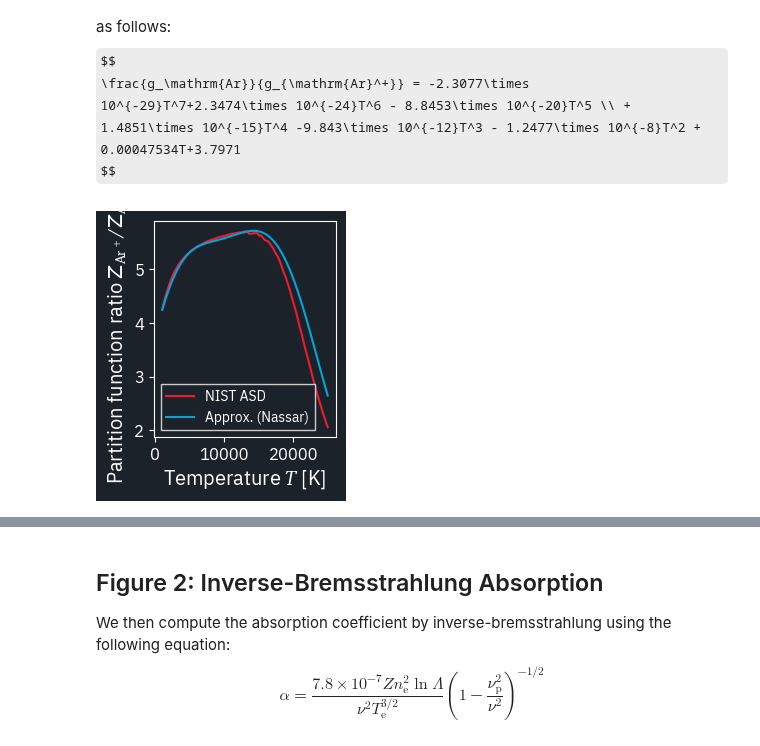
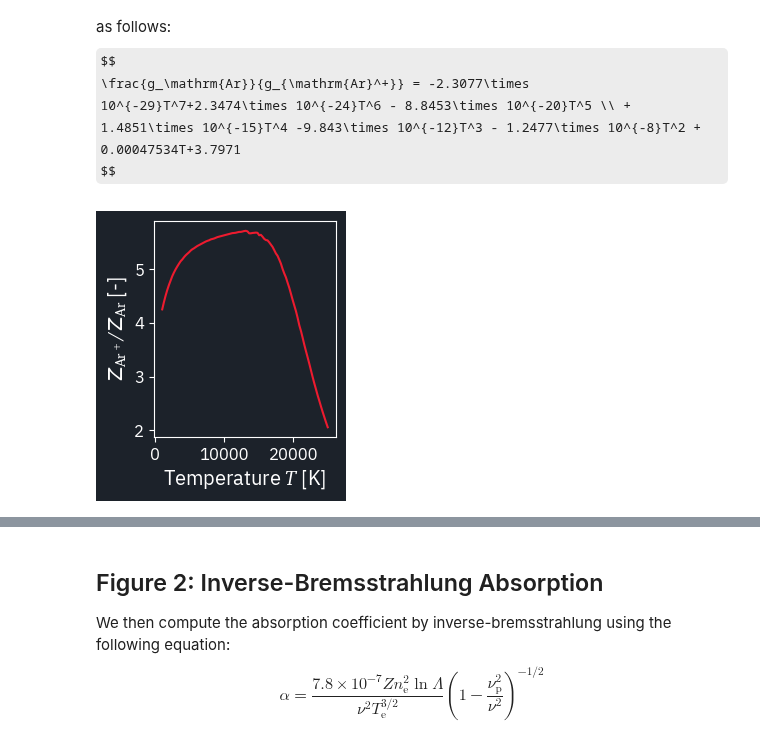
Before and after one commit to eeduplay/MScThesis, a Jupyter notebook: code/absorption.ipynb, the cells around one changed output, grey strips where cells are left out. Cells and saved outputs as stored; diff of their text form; code cells hidden in the pictures; some formulas as TeX source.

```diff
--- a/code/absorption.ipynb
+++ b/code/absorption.ipynb
@@ -82,21 +82,21 @@ $$
 # %%
 pfr_poly = saha.get_argon_pfr(temperature)
 
 part = Partition(gas_species)
 part.get_stored_data()  # Must call get_web_data method first to download this
 pfr = part.get_ratio('Ar II', 'Ar I', temperature)
 
 plt.figure(figsize=(2.6,3))
 plt.plot(temperature, pfr, label='NIST ASD')
-plt.plot(temperature, pfr_poly, label='Approx. (Nassar)')
+# plt.plot(temperature, pfr_poly, label='Approx. (Nassar)')
 plt.xlabel(r'Temperature $T$ [K]')
-plt.ylabel(r'Partition function ratio $\mathcal{Z}_{\mathrm{Ar}^+}/\mathcal{Z}_\mathrm{Ar}$ [-]')
-plt.legend()
+plt.ylabel(r'$\mathcal{Z}_{\mathrm{Ar}^+}/\mathcal{Z}_\mathrm{Ar}$ [-]')
+# plt.legend()
 plt.tight_layout()
-# if SAVE_PLOT: plt.savefig('../report/assets/4 models/partition.pdf')
+if SAVE_PLOT: plt.savefig(FIGTARGET+'partition.svg')
 plt.show()
 # %% [output]
-[figure, old version]
+[figure, new version]
 # %%
 ionization_mode = 'regular'
 
```
Also changed, not shown: parts of 3 cells of this notebook, 1 other file.
